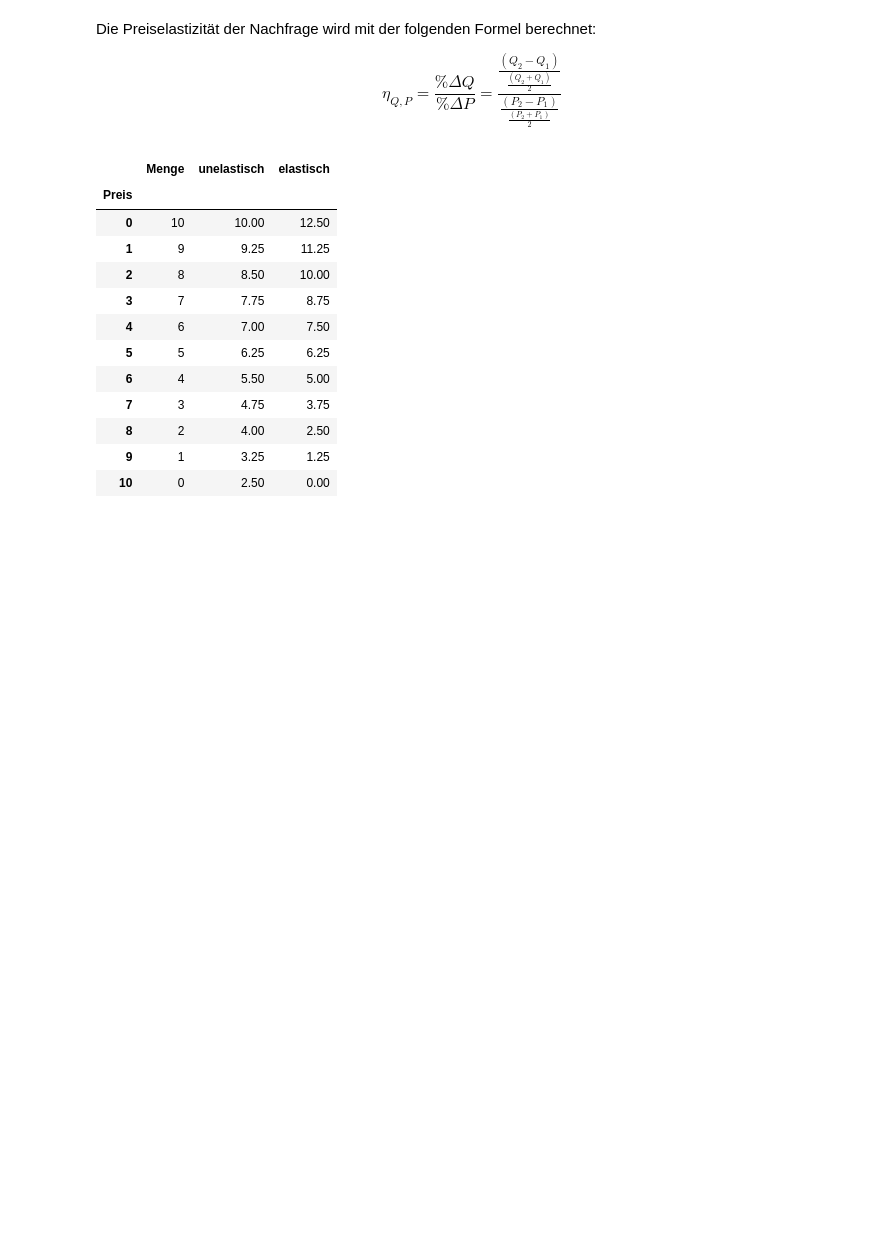
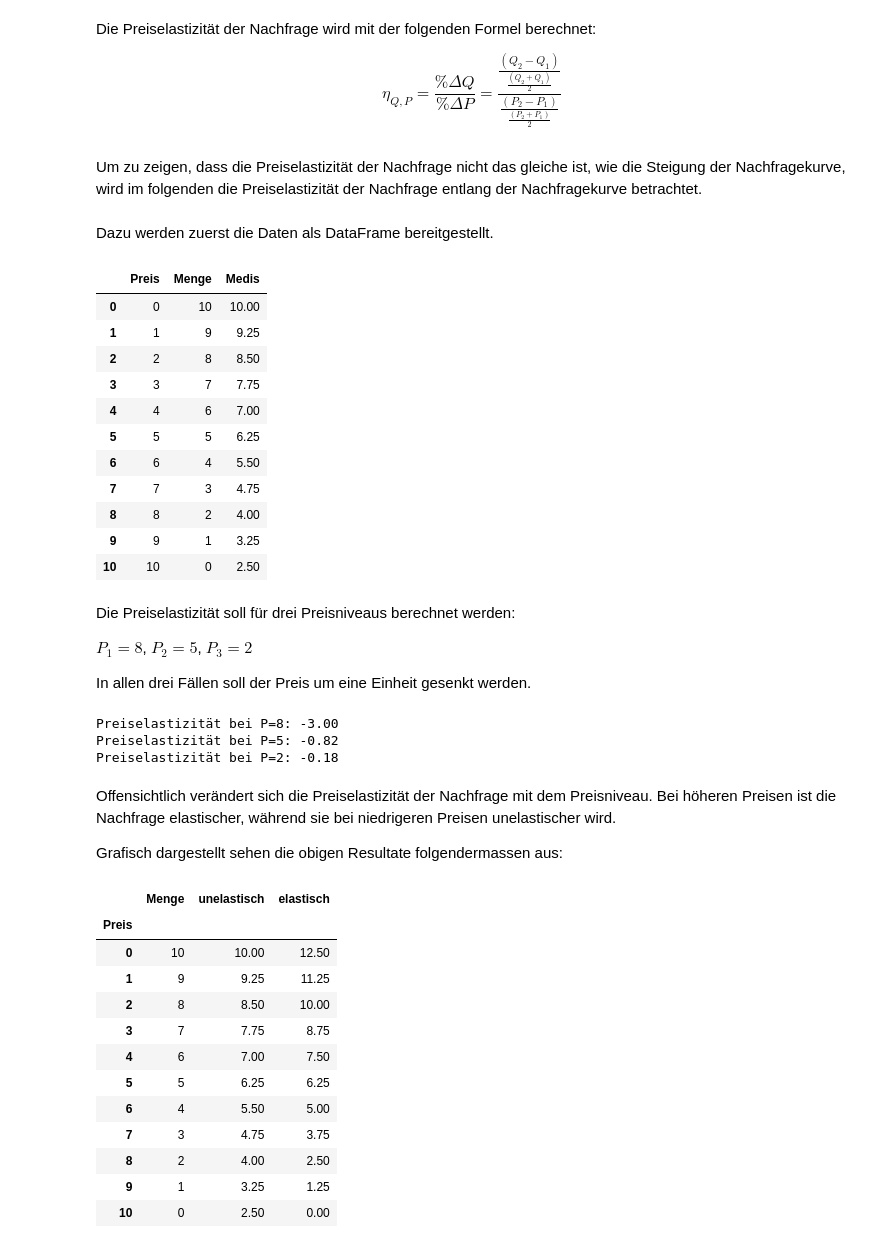
Before and after one commit to SkriptenMk/WR_I_24-27, a Jupyter notebook: docs/bwl/marketing/pe.ipynb, the cells around one changed output. Cells and saved outputs as stored; diff of their text form; code cells hidden in the pictures; blank space fills up the shorter version.

Commit message:
Berechne die drei Preiselastizitäten der Nachfrage entlang der Nachfragekurve.

```diff
--- a/docs/bwl/marketing/pe.ipynb
+++ b/docs/bwl/marketing/pe.ipynb
@@ -125,3 +125,35 @@ $$
     }{
     \frac{(P_2 - P_1)}{\frac{(P_2 + P_1)}{ 2}}}
 $$
+# %% [markdown]
+Um zu zeigen, dass die Preiselastizität der Nachfrage nicht das gleiche
+ist, wie die Steigung der Nachfragekurve, wird im folgenden die
+Preiselastizität der Nachfrage entlang der Nachfragekurve betrachtet.
+# %% [markdown]
+Dazu werden zuerst die Daten als DataFrame bereitgestellt.
+# %%
+df = pd.DataFrame({
+    "Preis": preise,
+    "Menge": mengen,
+    "Medis": medikamente,
+})
+df
+# %% [output]
+|  | Preis | Menge | Medis |
+| 0 | 0 | 10 | 10.00 |
+| 1 | 1 | 9 | 9.25 |
+| 2 | 2 | 8 | 8.50 |
+| 3 | 3 | 7 | 7.75 |
+| 4 | 4 | 6 | 7.00 |
+| 5 | 5 | 5 | 6.25 |
+| 6 | 6 | 4 | 5.50 |
+| 7 | 7 | 3 | 4.75 |
+| 8 | 8 | 2 | 4.00 |
+| 9 | 9 | 1 | 3.25 |
+| 10 | 10 | 0 | 2.50 |
+# %% [markdown]
+Die Preiselastizität soll für drei Preisniveaus berechnet werden:
+
+$P_1 = 8$, $P_2 = 5$, $P_3 = 2$
+
+In allen drei Fällen soll der Preis um eine Einheit gesenkt werden.
@@ -128,3 +168,17 @@ $$
+# %%
+print(f"Preiselastizität bei P=8: {pe1:.2f}"
+      f"\nPreiselastizität bei P=5: {pe2:.2f}"
+      f"\nPreiselastizität bei P=2: {pe3:.2f}")
+# %% [output]
+Preiselastizität bei P=8: -3.00
+Preiselastizität bei P=5: -0.82
+Preiselastizität bei P=2: -0.18
+# %% [markdown]
+Offensichtlich verändert sich die Preiselastizität der Nachfrage mit dem
+Preisniveau. Bei höheren Preisen ist die Nachfrage elastischer, während
+sie bei niedrigeren Preisen unelastischer wird.
+
+Grafisch dargestellt sehen die obigen Resultate folgendermassen aus:
 # %%
 mengen = [(p * -1 + 10) for p in preise]
 mue = [(p * -0.75 + 10) for p in preise]
```
Also changed, not shown: parts of 2 cells of this notebook.
